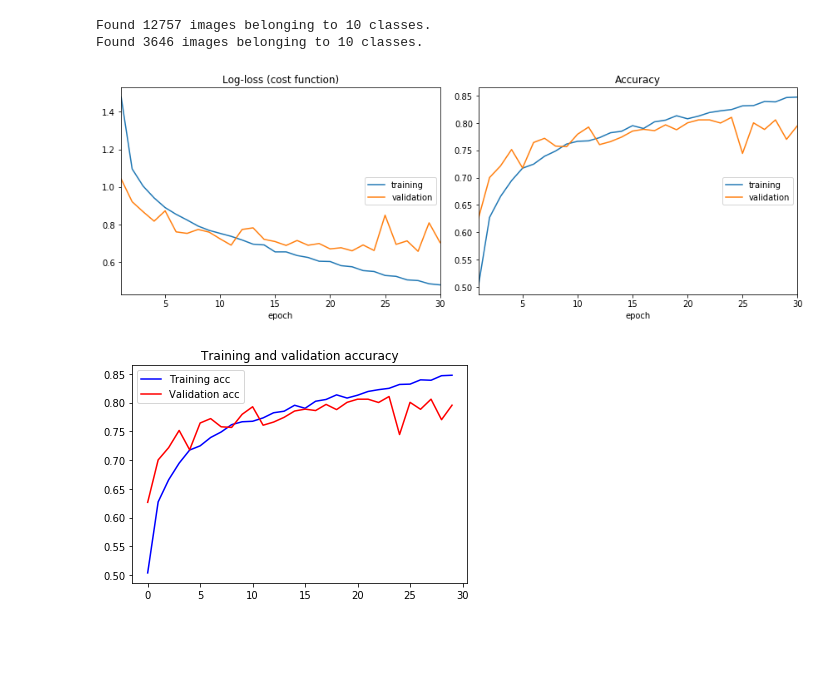
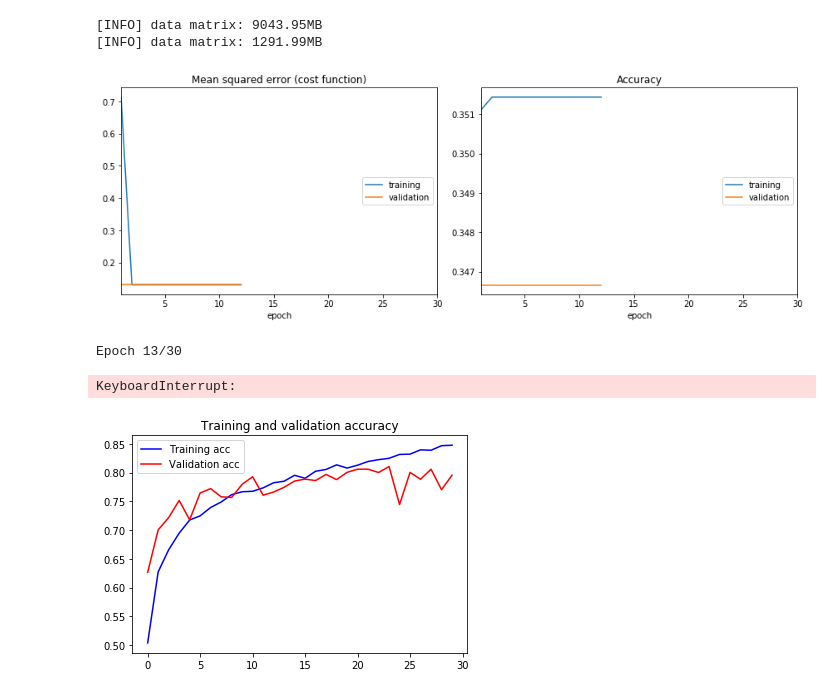
Before and after one commit to f-maldo/title-project, a Jupyter notebook: Training LP Dataset.ipynb, the cells around one changed output. Cells and saved outputs as stored; diff of their text form; code cells hidden in the pictures; blank space fills up the shorter version.

Commit message:
Testing training

```diff
--- a/Training LP Dataset.ipynb
+++ b/Training LP Dataset.ipynb
@@ -42,8 +36,8 @@ model.add(vgg_conv)
 #model.add(layers.Dense(256, activation='relu'))
 #model.add(layers.Dense(163, activation='sigmoid'))
 model.add(layers.Flatten())
-model.add(layers.Dense(1024, activation='relu'))
-model.add(layers.Dropout(0.5))
+model.add(layers.Dense(500, activation='relu'))
+#model.add(layers.Dropout(0.5))
 model.add(layers.Dense(4, activation='relu'))
 
 #model.summary()
@@ -57,9 +51,11 @@ y_validation = np.load("Cache/LPD/new/y_validation.npy")
 # %%
 im_train = []
 im_validation = []
-for path in x_train:
-    im = io.imread(path)
+for path in tqdm_notebook(x_train):
+    im = io.imread(path.split("../")[1])
+    #im = img_to_array(im)
     im_train.append(im)
-for path in x_validation:
-    im = io.imread(path)
+for path in tqdm_notebook(x_validation):
+    im = io.imread(path.split("../")[1])
+    #im = img_to_array(im)
     im_validation.append(im)
@@ -66,23 +65,27 @@ for path in x_validation:
 # %%
-im_train = np.array(im_train, dtype="float") / 255.0
-im_validation = np.array(im_validation, dtype="float") / 255.0
-print("[INFO] data matrix: {:.2f}MB".format(data.nbytes / (1024 * 1000.0)))
+im_train = np.asarray(im_train, dtype="float") / 255.0
+im_validation = np.asarray(im_validation, dtype="float") / 255.0
+print("[INFO] data matrix: {:.2f}MB".format(im_train.nbytes / (1024 * 1000.0)))
+print("[INFO] data matrix: {:.2f}MB".format(im_validation.nbytes / (1024 * 1000.0)))
+# %% [output]
+[INFO] data matrix: 9043.95MB
+[INFO] data matrix: 1291.99MB
 # %%
-model.compile(loss='mse',
-              optimizer=optimizers.SGD(lr=0.01),
+model.compile(loss='mean_squared_error',
+              optimizer=optimizers.SGD(lr=0.01, decay=1e-6, momentum=0.95, nesterov=True),
               metrics=['acc'])
-# %% [output]
-Found 12757 images belonging to 10 classes.
-Found 3646 images belonging to 10 classes.
 # %%
-history = model.fit_generator(
-    train_generator,
-    steps_per_epoch=train_generator.samples/train_generator.batch_size,
+history = model.fit(
+    im_train,
+    y_train,
+    batch_size=20,
     epochs=30,
-    validation_data=validation_generator,
-    validation_steps=validation_generator.samples/validation_generator.batch_size,
+    validation_data=(im_validation, y_validation),
     callbacks=[PlotLossesKeras()],
-    verbose=1)
+    verbose=1
+)
 # %% [output]
-[figure, old version]
+[figure, new version]
+Epoch 13/30
+KeyboardInterrupt:
 # %%
```
Also changed, not shown: parts of 5 cells of this notebook, 2 other files.
